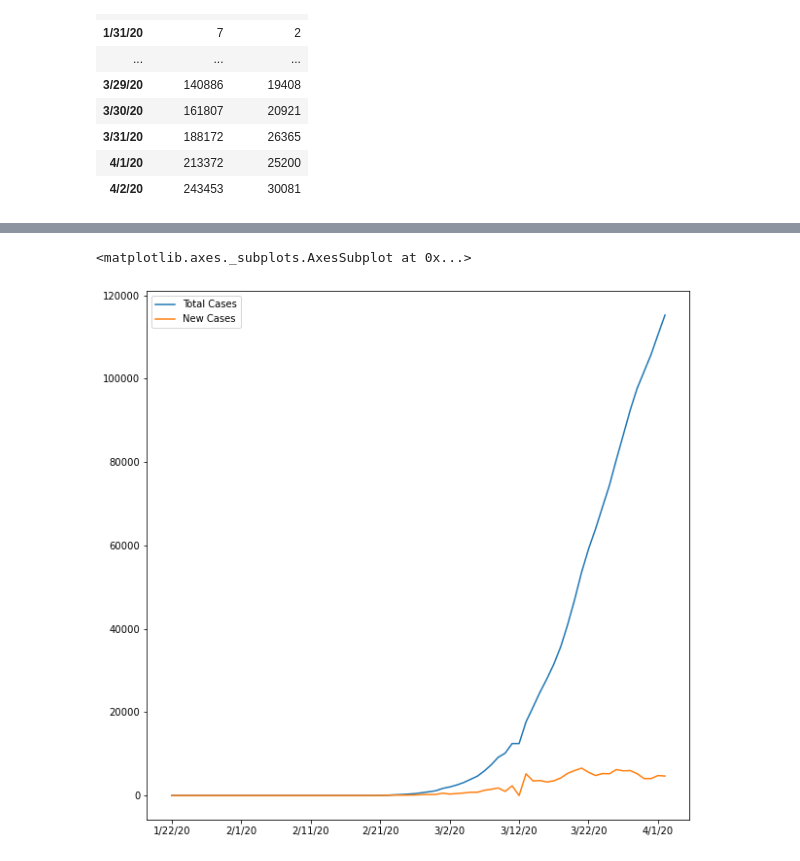
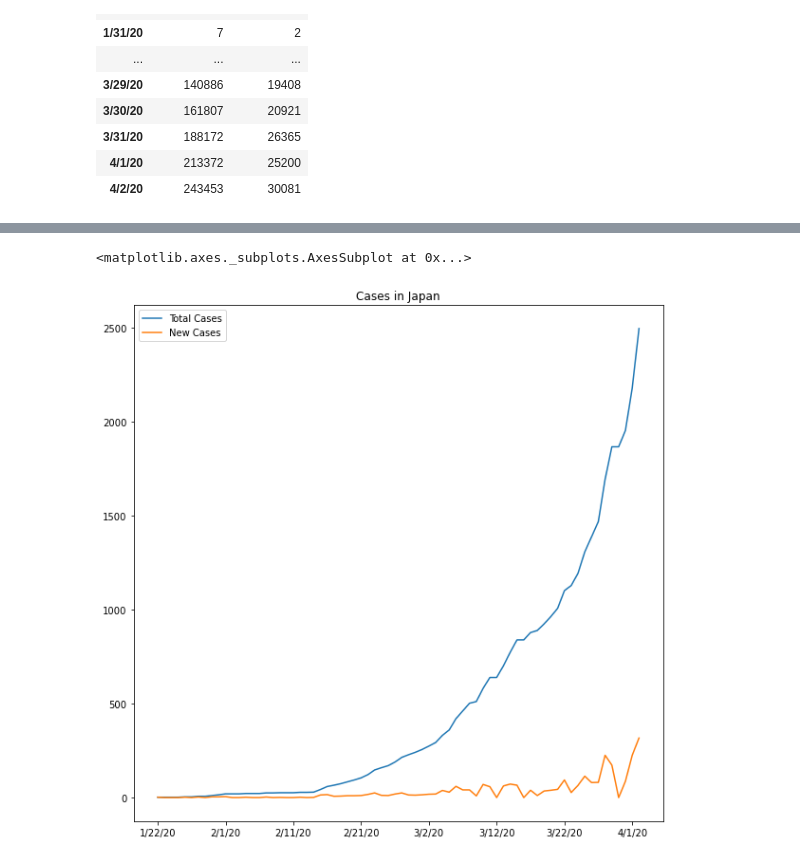
Before and after one commit to whynotavailable/notebooks, a Jupyter notebook: covid/time_series.ipynb, the cells around one changed output, grey strips where cells are left out. Cells and saved outputs as stored; diff of their text form; code cells hidden in the pictures.

```diff
--- a/covid/time_series.ipynb
+++ b/covid/time_series.ipynb
@@ -68,5 +74,5 @@ us.plot(figsize=(10,10))
 # %%
-get_cleaned('Italy').plot(figsize=(10,10))
+get_cleaned('Japan').plot(figsize=(10,10), title='Cases in Japan')
 # %% [output]
 <matplotlib.axes._subplots.AxesSubplot at 0x...>
-[figure, old version]
+[figure, new version]
```
Also changed, not shown: parts of 4 cells of this notebook.
